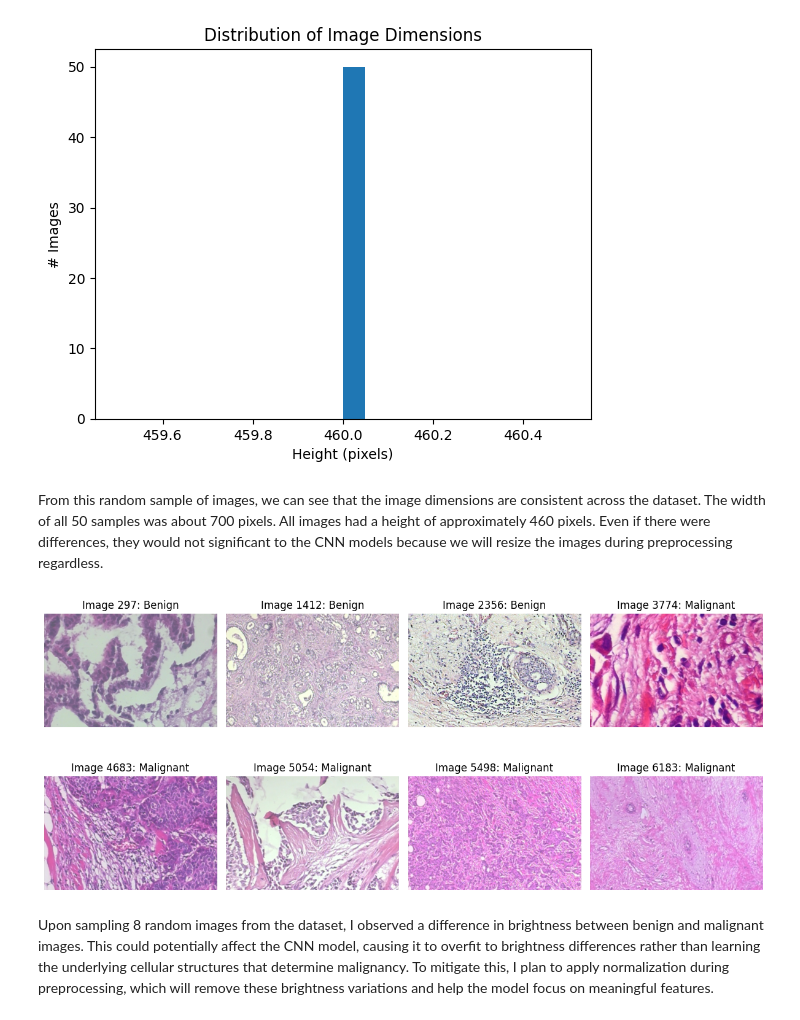
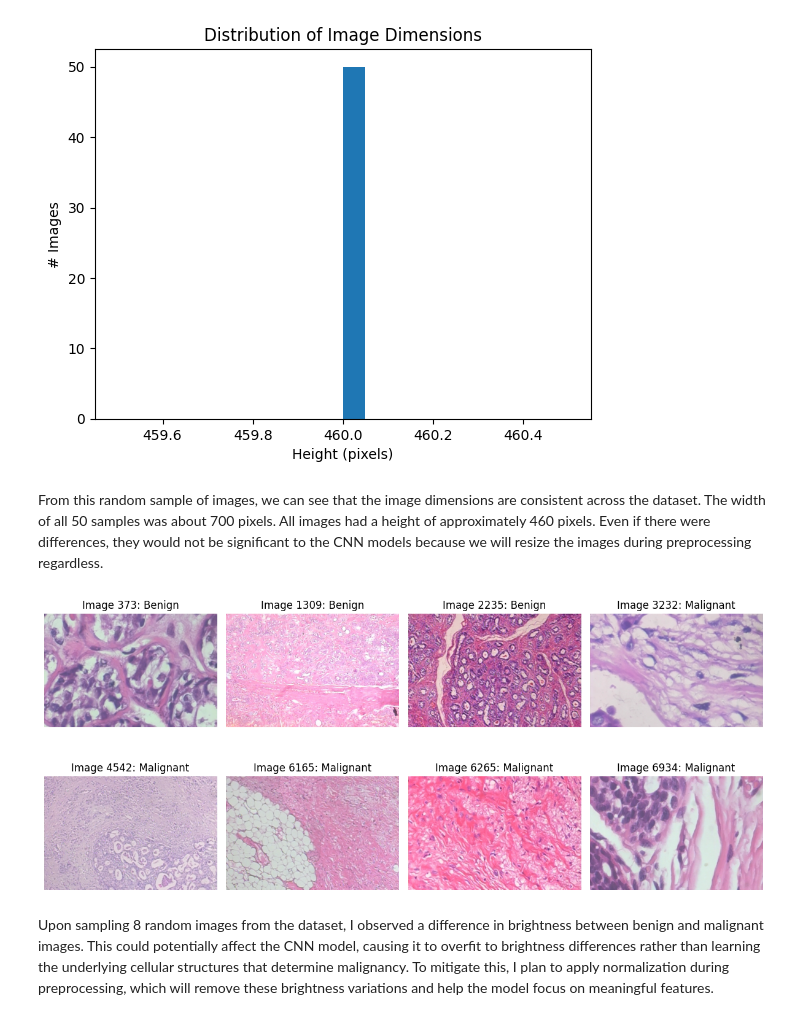
Before and after one commit to abhinav-vadali/compbio-project, a Jupyter notebook: eda.ipynb, the cells around one changed output. Drawn from its saved outputs; the diff is of its cells as text; code cells hidden in the pictures.

```diff
--- a/eda.ipynb
+++ b/eda.ipynb
@@ -67,39 +67,37 @@ plt.show()
 [figure]
 [figure]
 # %% [markdown]
-From this random sample of images, we can see that the image dimensions are consistent across the dataset. The width of all 50 samples was about 700 pixels. All images had a height of approximately 460 pixels. Even if there were differences, they would not significant to the CNN models because we will resize the images during preprocessing regardless.
+From this random sample of images, we can see that the image dimensions are consistent across the dataset. The width of all 50 samples was about 700 pixels. All images had a height of approximately 460 pixels. Even if there were differences, they would not be significant to the CNN models because we will resize the images during preprocessing regardless.
 # %%
 # Print out a random sample of 8 images from the dataset
 
 #Creates random integers to select images from dataset
 random_ints = torch.randint(0, 7783, (8,)).tolist()
-i = 0
 
 # Create subplots to display images in a 2x4 grid
 fig, axs = plt.subplots(2, 4, figsize=(12, 6))
 width_index = 0
 height_index = 0
-for data in dataset:
+for i, data in enumerate(dataset):
     if (i in random_ints):
 
         img = Image.open(BytesIO(data.read()))
         axs[width_index, height_index].imshow(img)
         axs[width_index, height_index].axis('off')
         if (data.key.find("benign") != -1):
             axs[width_index, height_index].set_title(f"Image {i}: Benign")
         else:
             axs[width_index, height_index].set_title(f"Image {i}: Malignant")
         height_index += 1
 
     if (height_index >= 4):
         width_index += 1
         height_index = 0
     if (width_index >= 2):
         break
-    i += 1
 plt.tight_layout()
 plt.show()
 # %% [output]
-[figure, old version]
+[figure, new version]
 # %% [markdown]
 Upon sampling 8 random images from the dataset, I observed a difference in brightness between benign and malignant images. This could potentially affect the CNN model, causing it to overfit to brightness differences rather than learning the underlying cellular structures that determine malignancy. To mitigate this, I plan to apply normalization during preprocessing, which will remove these brightness variations and help the model focus on meaningful features.
```
Also changed, not shown: parts of 2 cells of this notebook, 4 other files.
